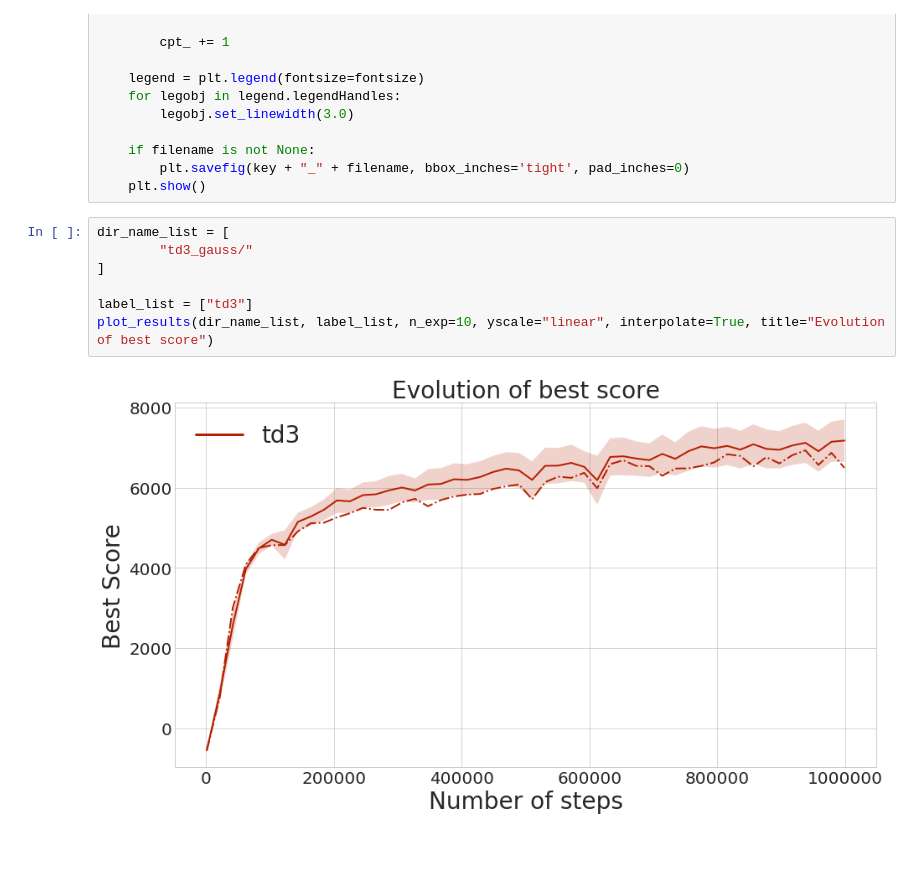
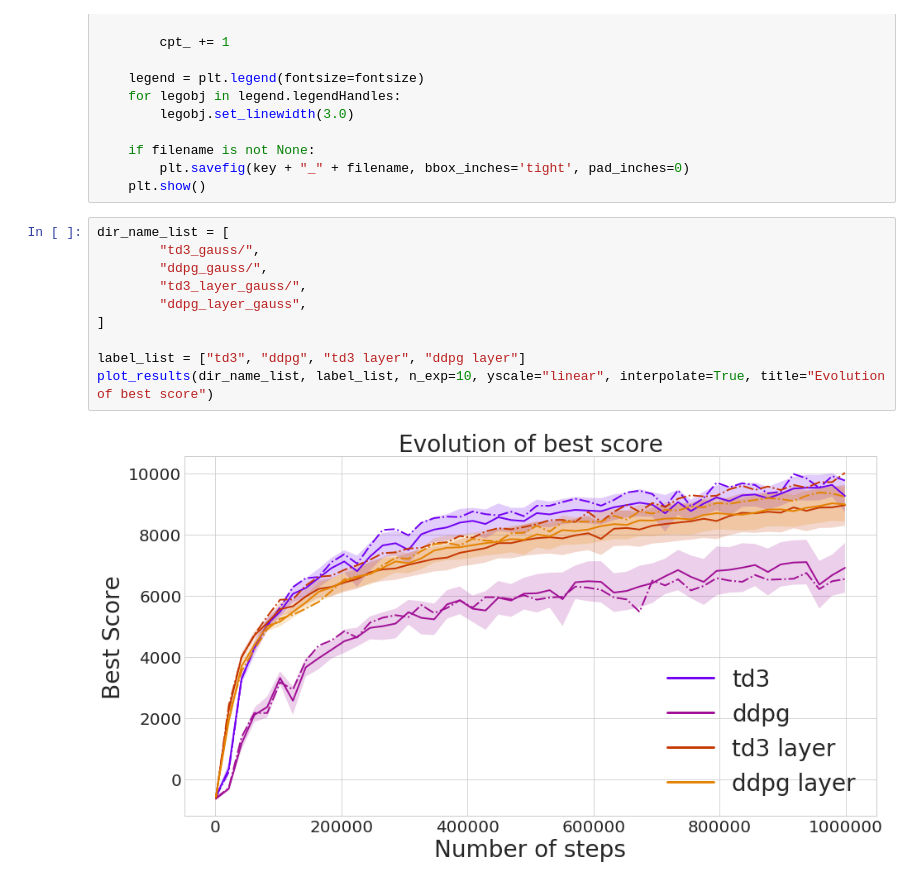
Before and after one commit to apourchot/CEM-RL, a Jupyter notebook: results/analysis.ipynb, the cells around one changed output. Drawn from its saved outputs; the diff is of its cells as text; blank space fills up the shorter version.

Commit message:
added distributed ddpg

```diff
--- a/results/analysis.ipynb
+++ b/results/analysis.ipynb
@@ -117,10 +117,13 @@ def plot_results(dir_name_list, label_list, title=None, n_exp=5, fontsize=28, ti
     plt.show()
 # %%
 dir_name_list = [
-        "td3_gauss/"
+        "td3_gauss/",
+        "ddpg_gauss/",
+        "td3_layer_gauss/",
+        "ddpg_layer_gauss",
 ]
 
-label_list = ["td3"]
+label_list = ["td3", "ddpg", "td3 layer", "ddpg layer"]
 plot_results(dir_name_list, label_list, n_exp=10, yscale="linear", interpolate=True, title="Evolution of best score")
 # %% [output]
-[figure, old version]
+[figure, new version]
```
Also changed, not shown: 6 other files.
